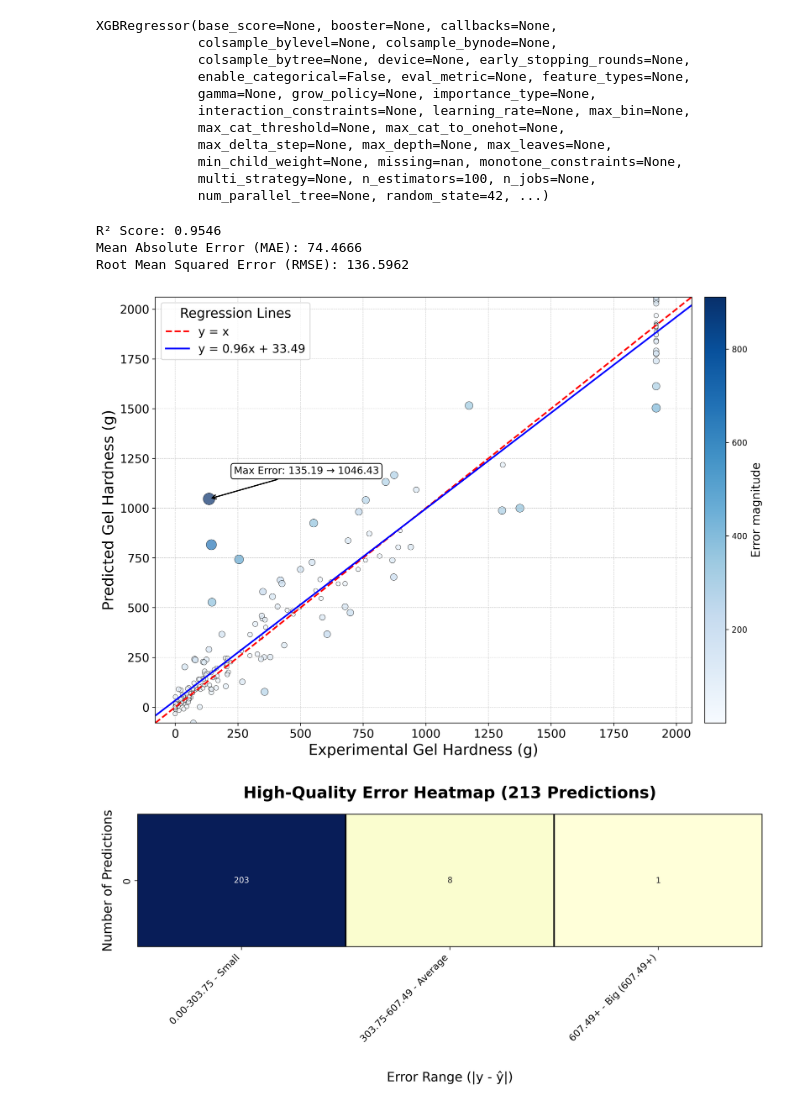
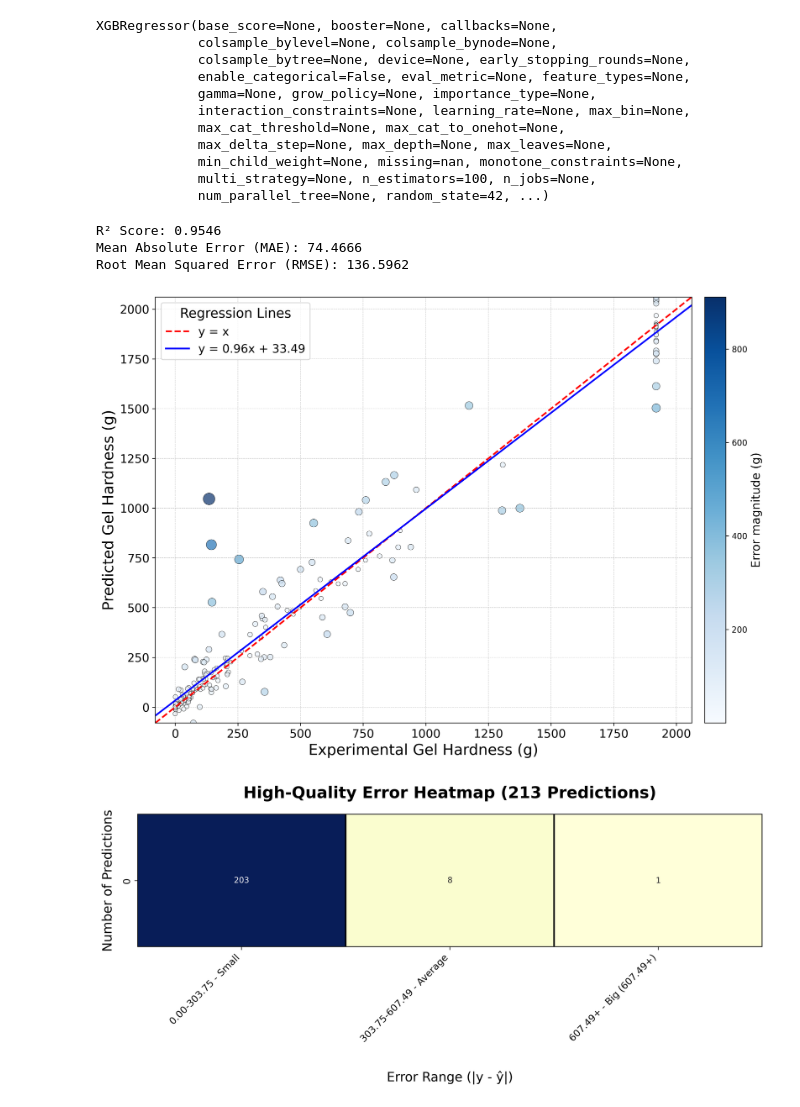
Before and after one commit to AI-BOBBY-SAS/Model_to_predict_GelHardness, a Jupyter notebook: Notebooks/Train_model_regression_improve.ipynb, the cells around one changed output. Cells and saved outputs as stored; diff of their text form; code cells hidden in the pictures.

```diff
--- a/Notebooks/Train_model_regression_improve.ipynb
+++ b/Notebooks/Train_model_regression_improve.ipynb
@@ -55,6 +55,7 @@ def convert_columns_with_numeric_values(df):
 
     # Supprimer les colonnes spécifiques si elles existent
     columns_to_drop = [
+        'Citation',
         'Citation Link',
         'Protein',
         'Unnamed: 21'
@@ -659,7 +649,7 @@ y_reg = a * np.array([min_val, max_val]) + b  # Calcul des valeurs y pour la cou
 plt.plot([min_val, max_val], y_reg, color='blue', linestyle='-', linewidth=2, label=f"y = {a:.2f}x + {b:.2f}")
 
 # Annoter l'erreur maximale (avec un fond blanc pour lisibilité)
-max_error_index = np.argmax(np.abs(y_test - y_pred))
+'''max_error_index = np.argmax(np.abs(y_test - y_pred))
 plt.annotate(
     f"Max Error: {y_test.iloc[max_error_index]} → {y_pred[max_error_index]:.2f}",
     (y_test.iloc[max_error_index], y_pred[max_error_index]),
@@ -668,38 +658,38 @@ plt.annotate(
     fontsize=12,
     bbox=dict(boxstyle="round,pad=0.3", edgecolor="black", facecolor="white"),  # Fond blanc
     arrowprops=dict(arrowstyle="->", color='black', lw=1.5)
-)
+)'''
 
 # Ajustements des axes
 plt.xlim(min_val, max_val)
 plt.ylim(min_val, max_val)
 
 # Ajouter le titre et les labels
 plt.xlabel("Experimental Gel Hardness (g)", fontsize=18)
 plt.ylabel("Predicted Gel Hardness (g)", fontsize=18)
 #plt.title(f"Comparison of model predictions (R² = {r2:.4f})", fontsize=20)
 
 # Ajuster la taille des ticks (graduations des axes)
 plt.tick_params(axis='both', labelsize=14)
 
 # Légende avec uniquement les deux droites (idéal + régression)
 plt.legend(fontsize=14, title="Regression Lines", title_fontsize=16, loc='upper left')
 
 # Ajouter une colorbar pour une meilleure lisibilité des erreurs
 norm = plt.Normalize(np.abs(y_test - y_pred).min(), np.abs(y_test - y_pred).max())
 sm = plt.cm.ScalarMappable(cmap='Blues', norm=norm)
 sm.set_array([])
 cbar = plt.colorbar(sm, ax=plt.gca(), pad=0.02)
-cbar.set_label("Error magnitude", fontsize=14)
+cbar.set_label("Error magnitude (g)", fontsize=14)
 
 plt.grid(True, linestyle='--', linewidth=0.5, alpha=0.7)  # Grille plus discrète
 plt.tight_layout()
 plt.show()
 # %% [output]
 R² Score: 0.9546
 Mean Absolute Error (MAE): 74.4666
 Root Mean Squared Error (RMSE): 136.5962
-[figure, old version]
+[figure, new version]
 # %%
 import pandas as pd
 import numpy as np
```
Also changed, not shown: parts of 3 cells of this notebook, 5 other files.
